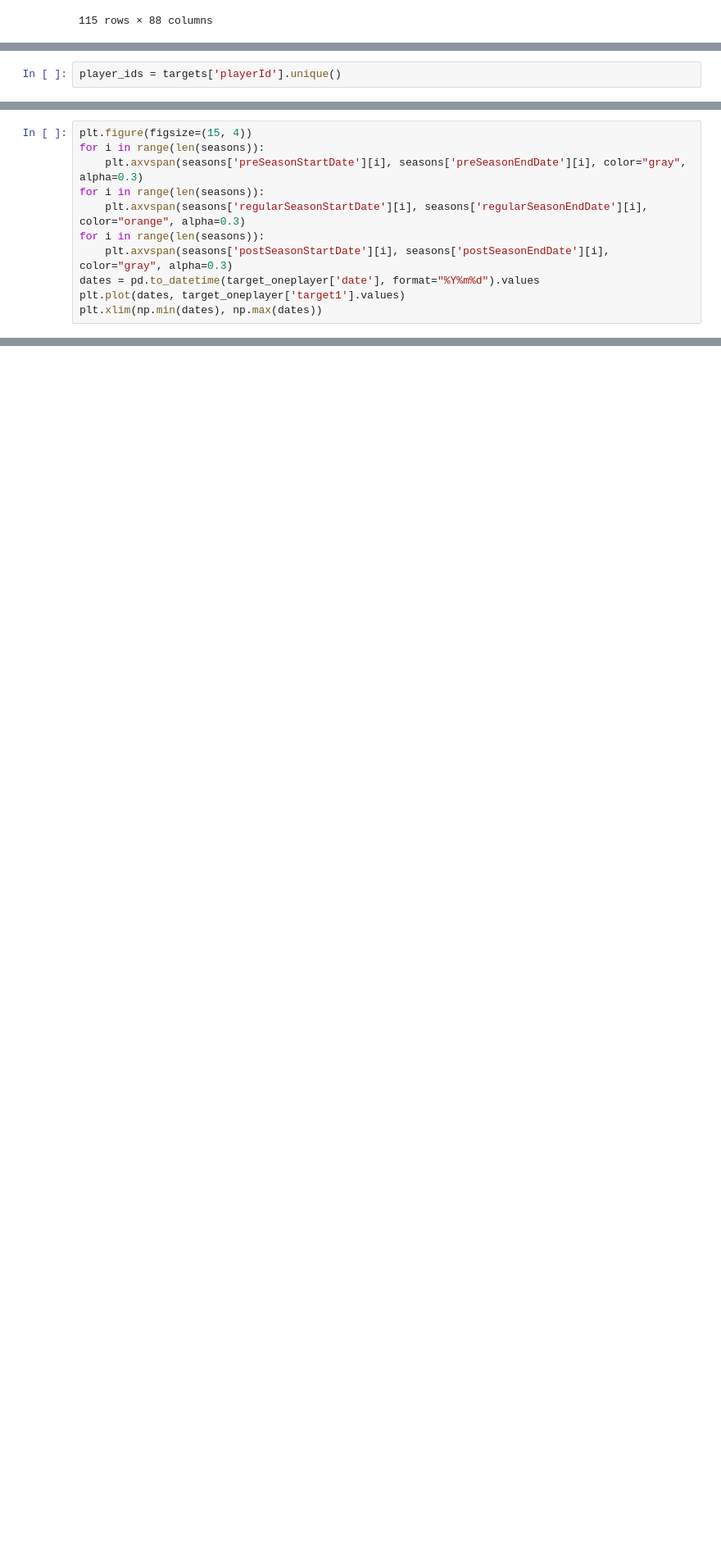
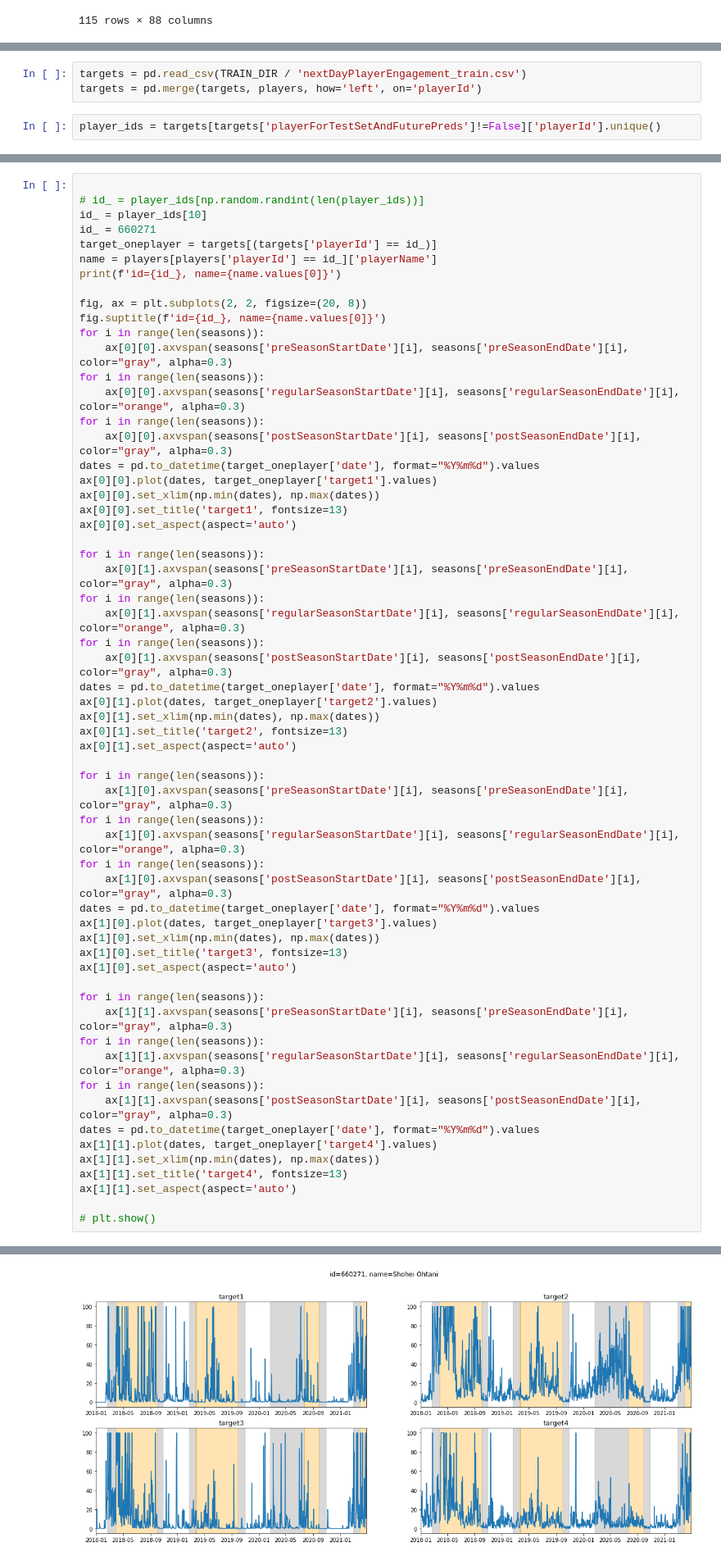
Before and after one commit to root4kaido/MLB-Player-Digital-Engagement-Forecasting, a Jupyter notebook: Notebook/other/eda_target.ipynb, the cells around one changed output, grey strips where cells are left out. Shown: that part at 82% size. Drawn from its saved outputs; the diff is of its cells as text; blank space fills up the shorter version.

```diff
--- a/Notebook/other/eda_target.ipynb
+++ b/Notebook/other/eda_target.ipynb
@@ -156,2 +175,5 @@ player_target_stats = pd.read_csv(MAIN_DATA_DIR / "player_target_stats.csv")
+# %%
+targets = pd.read_csv(TRAIN_DIR / 'nextDayPlayerEngagement_train.csv')
+targets = pd.merge(targets, players, how='left', on='playerId')
 # %%
-player_ids = targets['playerId'].unique()
+player_ids = targets[targets['playerForTestSetAndFuturePreds']!=False]['playerId'].unique()
@@ -165,11 +180,61 @@ player_target_stats[player_target_stats['playerId']==id_]
 # %%
-plt.figure(figsize=(15, 4))
+
+# id_ = player_ids[np.random.randint(len(player_ids))]
+id_ = player_ids[10]
+id_ = 660271
+target_oneplayer = targets[(targets['playerId'] == id_)]
+name = players[players['playerId'] == id_]['playerName']
+print(f'id={id_}, name={name.values[0]}')
+
+fig, ax = plt.subplots(2, 2, figsize=(20, 8))
+fig.suptitle(f'id={id_}, name={name.values[0]}')
 for i in range(len(seasons)):
-    plt.axvspan(seasons['preSeasonStartDate'][i], seasons['preSeasonEndDate'][i], color="gray", alpha=0.3)
+    ax[0][0].axvspan(seasons['preSeasonStartDate'][i], seasons['preSeasonEndDate'][i], color="gray", alpha=0.3)
 for i in range(len(seasons)):
-    plt.axvspan(seasons['regularSeasonStartDate'][i], seasons['regularSeasonEndDate'][i], color="orange", alpha=0.3)
+    ax[0][0].axvspan(seasons['regularSeasonStartDate'][i], seasons['regularSeasonEndDate'][i], color="orange", alpha=0.3)
 for i in range(len(seasons)):
-    plt.axvspan(seasons['postSeasonStartDate'][i], seasons['postSeasonEndDate'][i], color="gray", alpha=0.3)
+    ax[0][0].axvspan(seasons['postSeasonStartDate'][i], seasons['postSeasonEndDate'][i], color="gray", alpha=0.3)
 dates = pd.to_datetime(target_oneplayer['date'], format="%Y%m%d").values
-plt.plot(dates, target_oneplayer['target1'].values)
-plt.xlim(np.min(dates), np.max(dates))
+ax[0][0].plot(dates, target_oneplayer['target1'].values)
+ax[0][0].set_xlim(np.min(dates), np.max(dates))
+ax[0][0].set_title('target1', fontsize=13)
+ax[0][0].set_aspect(aspect='auto')
+
+for i in range(len(seasons)):
+    ax[0][1].axvspan(seasons['preSeasonStartDate'][i], seasons['preSeasonEndDate'][i], color="gray", alpha=0.3)
+for i in range(len(seasons)):
+    ax[0][1].axvspan(seasons['regularSeasonStartDate'][i], seasons['regularSeasonEndDate'][i], color="orange", alpha=0.3)
+for i in range(len(seasons)):
+    ax[0][1].axvspan(seasons['postSeasonStartDate'][i], seasons['postSeasonEndDate'][i], color="gray", alpha=0.3)
+dates = pd.to_datetime(target_oneplayer['date'], format="%Y%m%d").values
+ax[0][1].plot(dates, target_oneplayer['target2'].values)
+ax[0][1].set_xlim(np.min(dates), np.max(dates))
+ax[0][1].set_title('target2', fontsize=13)
+ax[0][1].set_aspect(aspect='auto')
+
+for i in range(len(seasons)):
+    ax[1][0].axvspan(seasons['preSeasonStartDate'][i], seasons['preSeasonEndDate'][i], color="gray", alpha=0.3)
+for i in range(len(seasons)):
+    ax[1][0].axvspan(seasons['regularSeasonStartDate'][i], seasons['regularSeasonEndDate'][i], color="orange", alpha=0.3)
+for i in range(len(seasons)):
+    ax[1][0].axvspan(seasons['postSeasonStartDate'][i], seasons['postSeasonEndDate'][i], color="gray", alpha=0.3)
+dates = pd.to_datetime(target_oneplayer['date'], format="%Y%m%d").values
+ax[1][0].plot(dates, target_oneplayer['target3'].values)
+ax[1][0].set_xlim(np.min(dates), np.max(dates))
+ax[1][0].set_title('target3', fontsize=13)
+ax[1][0].set_aspect(aspect='auto')
+
+for i in range(len(seasons)):
+    ax[1][1].axvspan(seasons['preSeasonStartDate'][i], seasons['preSeasonEndDate'][i], color="gray", alpha=0.3)
+for i in range(len(seasons)):
+    ax[1][1].axvspan(seasons['regularSeasonStartDate'][i], seasons['regularSeasonEndDate'][i], color="orange", alpha=0.3)
+for i in range(len(seasons)):
+    ax[1][1].axvspan(seasons['postSeasonStartDate'][i], seasons['postSeasonEndDate'][i], color="gray", alpha=0.3)
+dates = pd.to_datetime(target_oneplayer['date'], format="%Y%m%d").values
+ax[1][1].plot(dates, target_oneplayer['target4'].values)
+ax[1][1].set_xlim(np.min(dates), np.max(dates))
+ax[1][1].set_title('target4', fontsize=13)
+ax[1][1].set_aspect(aspect='auto')
+
+# plt.show()
+# %% [output]
@@ -175,0 +242 @@ plt.xlim(np.min(dates), np.max(dates))
+[figure, added]
```
Also changed, not shown: parts of 17 cells of this notebook, 15 other files.
